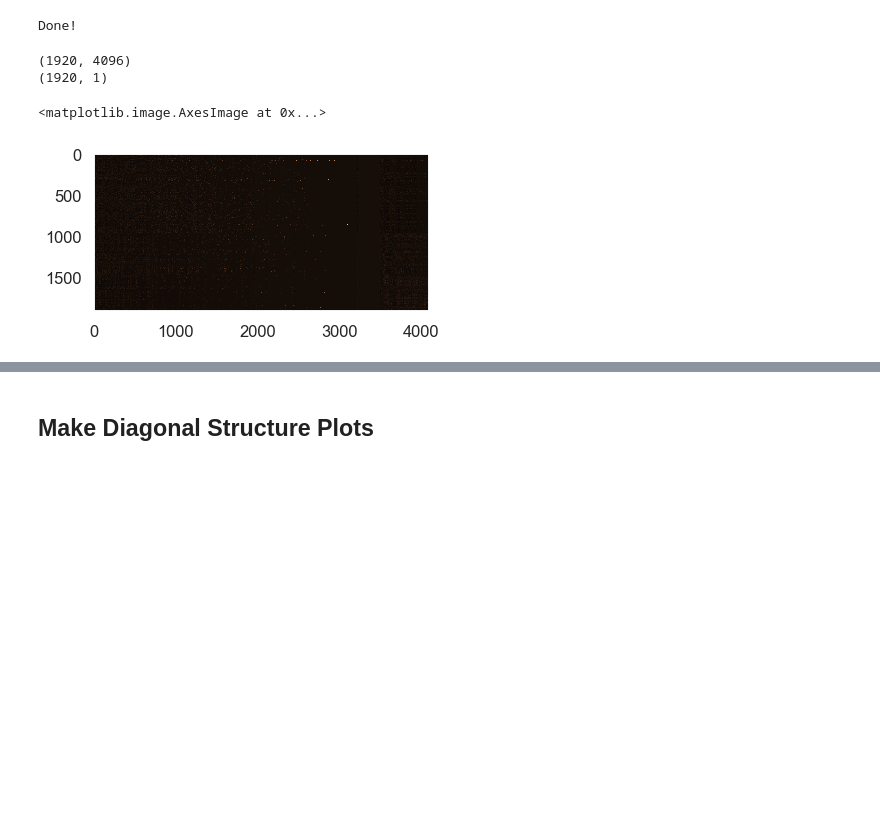
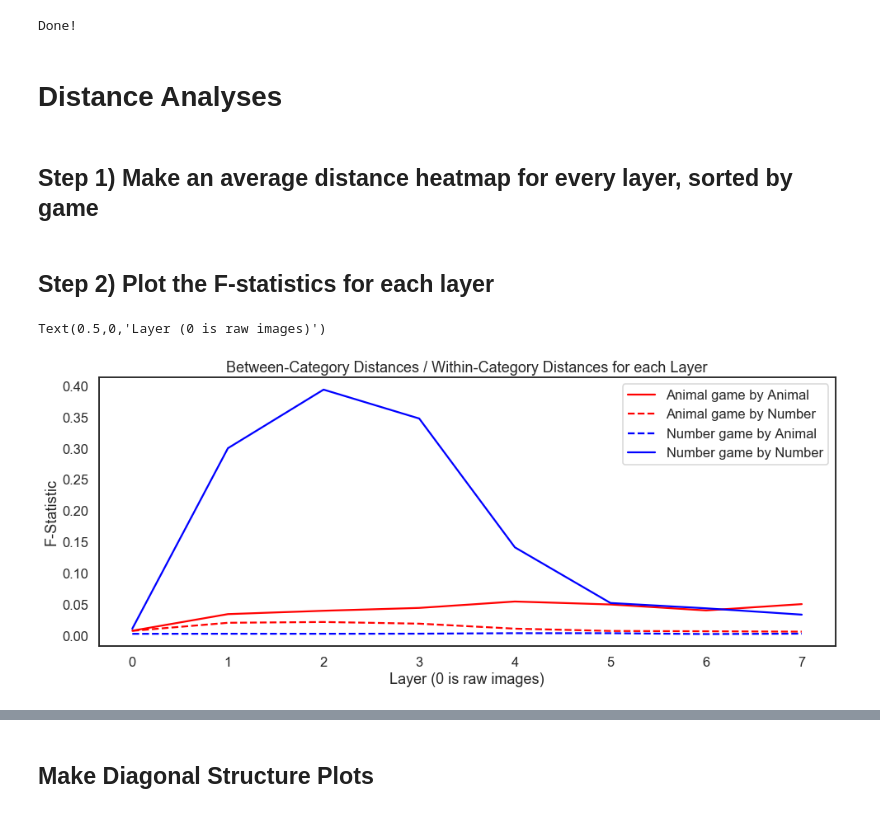
Before and after one commit to cogtoolslab/improvised_numerals, a Jupyter notebook: analysis/iternum_feature_analysis.ipynb, the cells around one changed output, grey strips where cells are left out. Cells and saved outputs as stored; diff of their text form; code cells hidden in the pictures; blank space fills up the shorter version.

```diff
--- a/analysis/iternum_feature_analysis.ipynb
+++ b/analysis/iternum_feature_analysis.ipynb
@@ -122,19 +167,3 @@ print('Done!')
 # %% [output]
 Done!
-# %%
-newD = D.sort_values(['condition','animal'])
-x = np.array(newD[feat_cols])
-print(np.shape(x))
-y = np.array([np.mean(x,axis=1)]).T
-print(np.shape(y))
-x = np.append(x, y, axis=1)
-np.shape(x)
-x = x[:,x[-1].argsort()]
-plt.figure()
-plt.imshow(x, cmap='copper', interpolation='nearest')
-# %% [output]
-(1920, 4096)
-(1920, 1)
-<matplotlib.image.AxesImage at 0x...>
-[figure, removed]
 # %%
@@ -207,0 +252,35 @@ def make_mask(labels):
+# %% [markdown]
+# Distance Analyses
+# %% [markdown]
+## Step 1) Make an average distance heatmap for every layer, sorted by game
+# %% [markdown]
+## Step 2) Plot the F-statistics for each layer
+# %%
+shape_animal = []
+for i in range(len(all_dfs)):
+    shape_animal.append(Ftest(all_dfs[i],all_feats[i],'shape','animal'))
+
+shape_cardinality = []
+for i in range(len(all_dfs)):
+    shape_cardinality.append(Ftest(all_dfs[i],all_feats[i],'shape','cardinality'))
+
+number_animal = []
+for i in range(len(all_dfs)):
+    number_animal.append(Ftest(all_dfs[i],all_feats[i],'number','animal'))
+
+number_cardinality = []
+for i in range(len(all_dfs)):
+    number_cardinality.append(Ftest(all_dfs[i],all_feats[i],'number','cardinality'))
+
+plt.figure(figsize = (16,6))
+plt.title("Between-Category Distances / Within-Category Distances for each Layer")
+plt.plot(np.arange(len(all_dfs)),shape_animal,'r',label="Animal game by Animal")
+plt.plot(np.arange(len(all_dfs)),shape_cardinality,'r--',label="Animal game by Number")
+plt.plot(np.arange(len(all_dfs)),number_animal,'b--',label="Number game by Animal")
+plt.plot(np.arange(len(all_dfs)),number_cardinality,'b',label="Number game by Number")
+plt.legend()
+plt.ylabel("F-Statistic")
+plt.xlabel("Layer (0 is raw images)")
+# %% [output]
+Text(0.5,0,'Layer (0 is raw images)')
+[figure, added]
```
Also changed, not shown: parts of 18 cells of this notebook, 3 other files.
